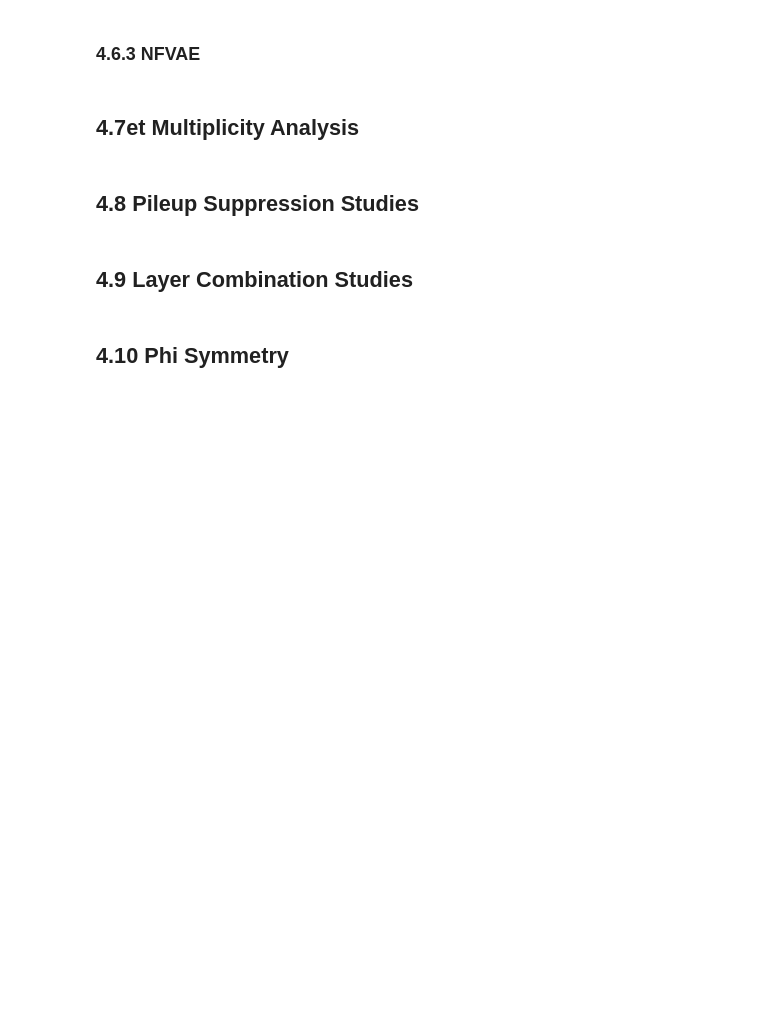
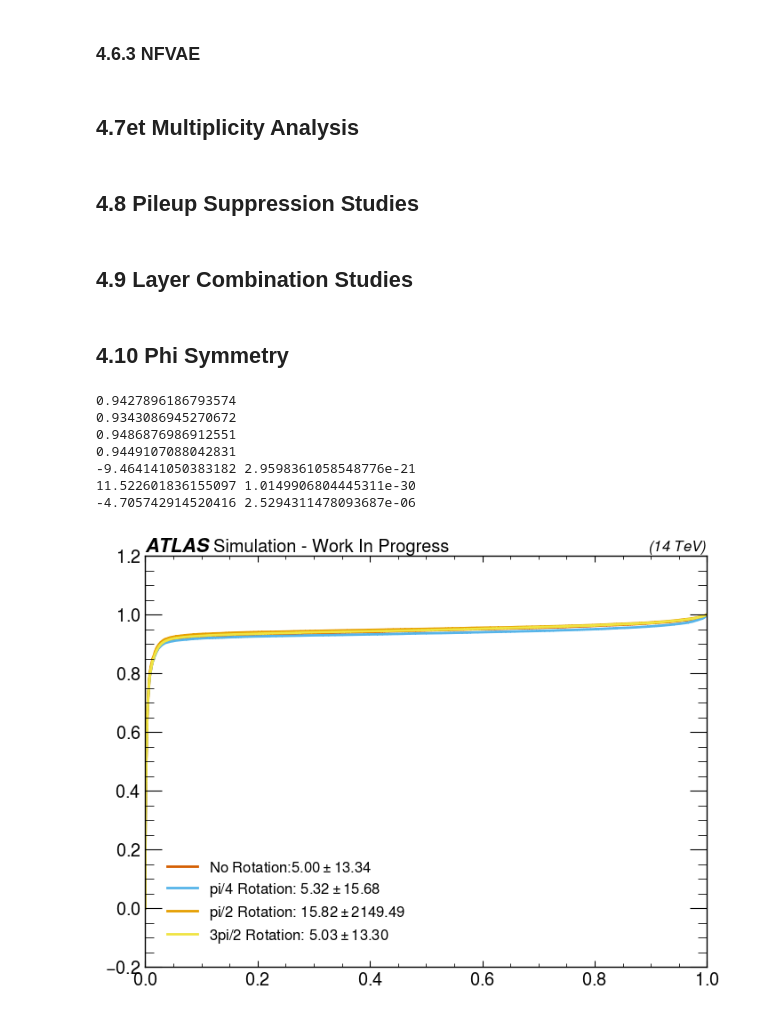
Before and after one commit to SaadAskander/atlas_ad_hllhc, a Jupyter notebook: notebooks/Thesis.ipynb, the cells around one changed output. Saved outputs shown, nothing was run; the diff lists cells and outputs as text; code cells hidden in the pictures; blank space fills up the shorter version.

```diff
--- a/notebooks/Thesis.ipynb
+++ b/notebooks/Thesis.ipynb
@@ -1144,0 +1111,73 @@ plt.legend()
+# %%
+# Rotated losses
+VAE3_ggf_pi2 = np.load("/home/xzcapask/atlas_ad_hllhc/data/model_data/BetaVAEMark3/best_tuning/l4/1e_1/phi_invariance_study/ggfpi2kl.npy")
+VAE3_ggf_3pi4 = np.load("/home/xzcapask/atlas_ad_hllhc/data/model_data/BetaVAEMark3/best_tuning/l4/1e_1/phi_invariance_study/ggf3pi4kl.npy")
+VAE3_ggf_pi4 = np.load("//home/xzcapask/atlas_ad_hllhc/data/model_data/BetaVAEMark3/best_tuning/l4/1e_1/phi_invariance_study/ggfpi4kl.npy")
+VAE3_ggf_scores = np.load("/home/xzcapask/atlas_ad_hllhc/data/model_data/BetaVAEMark3/best_tuning/l4/1e_1/testing_losses/ggF_kl_losses.npy")[:41000]
+VAE3_jz0_scores = np.load("/home/xzcapask/atlas_ad_hllhc/data/model_data/BetaVAEMark3/best_tuning/l4/1e_1/testing_losses/jz0_kl_losses.npy")[:41000]
+kl_cutoff = np.load("/home/xzcapask/atlas_ad_hllhc/data/model_data/BetaVAEMark3/best_tuning/l4/1e_1/signal_acceptance_rates/KLCutoff.npy")
+
+
+# Labels
+VAE3_jz0_labels = np.zeros_like(VAE3_jz0_scores)
+VAE3_ggf_pi4_labels = np.ones_like(VAE3_ggf_pi4)
+VAE3_ggf_pi2_labels =  np.ones_like(VAE3_ggf_pi2)
+VAE3_ggf_3pi4_labels = np.ones_like(VAE3_ggf_3pi4)
+VAE3_ggf_unrotated_labels = np.ones_like(VAE3_ggf_scores)
+
+# Combined Losses
+VAE3_ggf_unrotated_combined_losses = np.concatenate([VAE3_jz0_scores,VAE3_ggf_scores])
+VAE3_ggf_pi2_combined_losses = np.concatenate([VAE3_jz0_scores,VAE3_ggf_pi2])
+VAE3_ggf_pi4_combined_losses = np.concatenate([VAE3_jz0_scores,VAE3_ggf_pi4])
+VAE3_ggf_3pi4_combined_losses = np.concatenate([VAE3_jz0_scores,VAE3_ggf_3pi4])
+
+# Combined labels
+VAE3_unrotated_rotation_combined_labels = np.concatenate([VAE3_jz0_labels, VAE3_ggf_unrotated_labels])
+VAE3_pi2_rotation_combined_labels = np.concatenate([VAE3_jz0_labels, VAE3_ggf_pi2_labels])
+VAE3_pi4_rotation_combined_labels = np.concatenate([VAE3_jz0_labels, VAE3_ggf_pi4_labels])
+VAE3_3pi4_rotation_combined_labels = np.concatenate([VAE3_jz0_labels, VAE3_ggf_3pi4_labels])
+
+
+VAE3_fpr_ggf_unrotated, VAE3_tpr_ggf_unrotated, VAE3_threshold_ggf_unrotated = roc_curve(VAE3_unrotated_rotation_combined_labels, VAE3_ggf_unrotated_combined_losses)
+VAE3_fpr_ggf_pi4, VAE3_tpr_ggf_pi4, VAE3_threshold_ggf_pi4 = roc_curve(VAE3_pi4_rotation_combined_labels, VAE3_ggf_pi4_combined_losses)
+VAE3_fpr_ggf_pi2, VAE3_tpr_ggf_pi2, VAE3_threshold_ggf_pi2 = roc_curve(VAE3_pi2_rotation_combined_labels, VAE3_ggf_pi2_combined_losses)
+VAE3_fpr_ggf_3pi4, VAE3_tpr_ggf_3pi4, VAE3_threshold_ggf_3pi4 = roc_curve(VAE3_3pi4_rotation_combined_labels, VAE3_ggf_3pi4_combined_losses)
+
+VAE3_ggf_unrotated_auc = auc(VAE3_fpr_ggf_unrotated, VAE3_tpr_ggf_unrotated)
+VAE3_ggf_pi4_auc = auc(VAE3_fpr_ggf_pi4, VAE3_tpr_ggf_pi4)
+VAE3_ggf_pi2_auc = auc(VAE3_fpr_ggf_pi2, VAE3_tpr_ggf_pi2)
+VAE3_ggf_3pi4_auc = auc(VAE3_fpr_ggf_3pi4, VAE3_tpr_ggf_3pi4)
+
+VAE3_ggf_scores_mean= np.mean(VAE3_ggf_scores)
+VAE3_ggf_pi4_mean = np.mean(VAE3_ggf_pi4)
+VAE3_ggf_pi2_mean = np.mean(VAE3_ggf_pi2)
+VAE3_ggf_3pi4_mean = np.mean(VAE3_ggf_3pi4)
+
+VAE3_ggf_scores_std = np.std(VAE3_ggf_scores)
+VAE3_ggf_pi4_std = np.std(VAE3_ggf_pi4)
+VAE3_ggf_pi2_std = np.std(VAE3_ggf_pi2)
+VAE3_ggf_3pi4_std = np.std(VAE3_ggf_3pi4)
+
+
+plt.plot(VAE3_fpr_ggf_unrotated,VAE3_tpr_ggf_unrotated, label = f"No Rotation:${VAE3_ggf_scores_mean:.2f}\pm{VAE3_ggf_scores_std:.2f}$ ")
+plt.plot(VAE3_fpr_ggf_pi4,VAE3_tpr_ggf_pi4, label = f"pi/4 Rotation: ${VAE3_ggf_pi4_mean:.2f}\pm{VAE3_ggf_pi4_std:.2f}$ ")
+plt.plot(VAE3_fpr_ggf_pi2,VAE3_tpr_ggf_pi2, label = f"pi/2 Rotation: ${VAE3_ggf_pi2_mean:.2f}\pm{VAE3_ggf_pi2_std:.2f}$")
+plt.plot(VAE3_fpr_ggf_3pi4,VAE3_tpr_ggf_3pi4, label = f"3pi/2 Rotation: ${VAE3_ggf_3pi4_mean:.2f}\pm{VAE3_ggf_3pi4_std:.2f}$")
+mh.atlas.label('- Work In Progress',loc = 0, com = 14)
+plt.legend()
+
+z, p_value, ci_A, ci_B, auc_A, auc_B, info = Delong_test(VAE3_pi2_rotation_combined_labels, VAE3_ggf_pi2_combined_losses,VAE3_ggf_unrotated_combined_losses)
+print(z,p_value)
+z, p_value, ci_A, ci_B, auc_A, auc_B, info = Delong_test(VAE3_pi2_rotation_combined_labels, VAE3_ggf_pi4_combined_losses,VAE3_ggf_unrotated_combined_losses)
+print(z,p_value)
+z, p_value, ci_A, ci_B, auc_A, auc_B, info = Delong_test(VAE3_pi2_rotation_combined_labels, VAE3_ggf_3pi4_combined_losses,VAE3_ggf_unrotated_combined_losses)
+print(z,p_value)
+# %% [output]
+0.9427896186793574
+0.9343086945270672
+0.9486876986912551
+0.9449107088042831
+-9.464141050383182 2.9598361058548776e-21
+11.522601836155097 1.0149906804445311e-30
+-4.705742914520416 2.5294311478093687e-06
+[figure, added]
```
Also changed, not shown: parts of 10 cells of this notebook, 4 other files.
